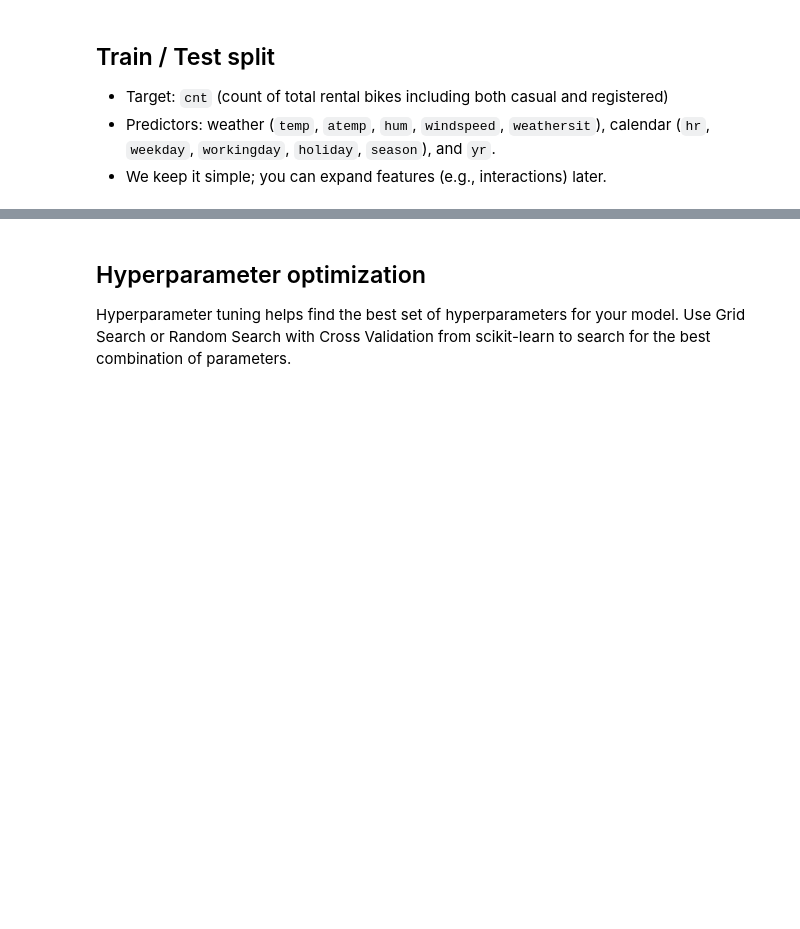
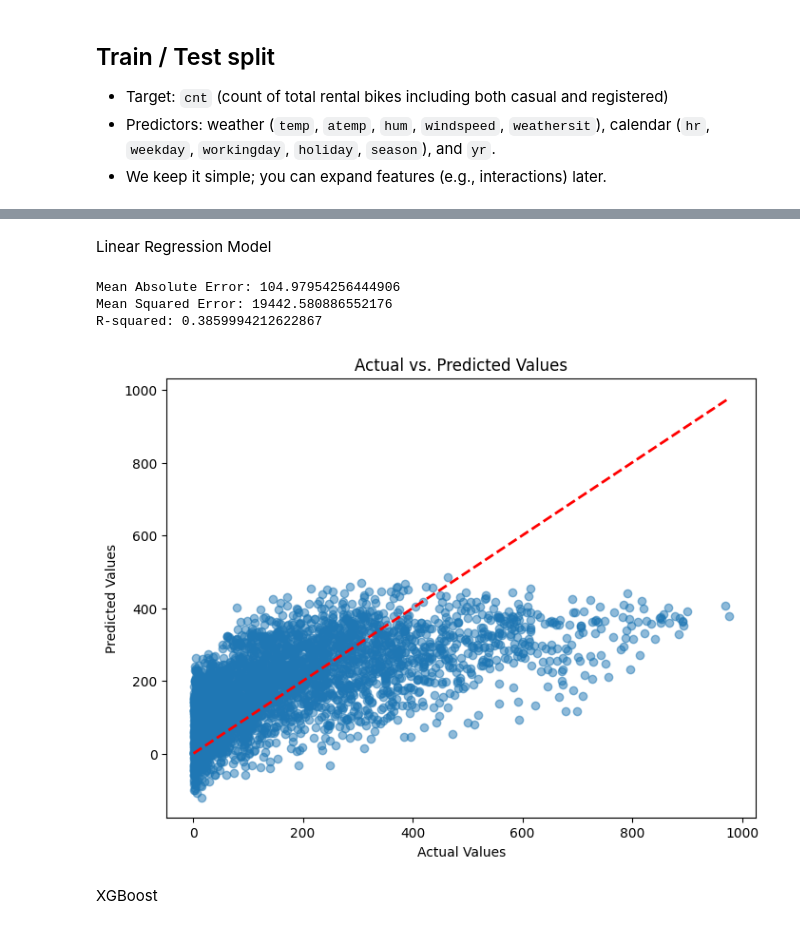
Before and after one commit to philipkling/AH2179_course_labs, a Jupyter notebook: Exercise_2_regression_model/Assignment_1_Regression_model.ipynb, the cells around one changed output, grey strips where cells are left out. Cells and saved outputs as stored; diff of their text form; code cells hidden in the pictures; blank space fills up the shorter version.

```diff
--- a/Exercise_2_regression_model/Assignment_1_Regression_model.ipynb
+++ b/Exercise_2_regression_model/Assignment_1_Regression_model.ipynb
@@ -117,9 +90,54 @@ Normalizing
 from sklearn.preprocessing import StandardScaler
 
 scaler = StandardScaler()
-X_train_scaled = scaler.fit_transform(X_train)
-X_test_scaled = scaler.transform(X_test)
+X_train = scaler.fit_transform(X_train)
+X_test = scaler.transform(X_test)
-# %% [markdown]
-## Hyperparameter optimization
-Hyperparameter tuning helps find the best set of hyperparameters for your model. Use Grid Search or Random Search with Cross Validation from scikit-learn to search for the best combination of parameters.
+# %% [markdown]
+Linear Regression Model
+# %%
+from sklearn.linear_model import LinearRegression
+
+model_lin = LinearRegression()
+
+model_lin.fit(X_train, y_train)
+
+y_pred_lin = model_lin.predict(X_test)
+# %%
+from sklearn.metrics import mean_absolute_error, mean_squared_error, r2_score
+
+mae = mean_absolute_error(y_test, y_pred_lin)
+mse = mean_squared_error(y_test, y_pred_lin)
+r2 = r2_score(y_test, y_pred_lin)
+
+print(f"Mean Absolute Error: {mae}")
+print(f"Mean Squared Error: {mse}")
+print(f"R-squared: {r2}")
+# %% [output]
+Mean Absolute Error: 104.97954256444906
+Mean Squared Error: 19442.580886552176
+R-squared: 0.3859994212622867
+# %%
+import matplotlib.pyplot as plt
+
+# y_test contains the actual target values for the test dataset
+# y_pred contains the predicted values for the test dataset
+
+# Create a scatter plot to visualize the relationship
+plt.figure(figsize=(8, 6))
+plt.scatter(y_test, y_pred_lin, alpha=0.5)  # Plot actual vs. predicted values
+
+# Add labels and title
+plt.xlabel("Actual Values")
+plt.ylabel("Predicted Values")
+plt.title("Actual vs. Predicted Values")
+
+# Add a diagonal line for reference (perfect predictions)
+plt.plot([min(y_test), max(y_test)], [min(y_test), max(y_test)], linestyle='--', color='red', lw=2)
+
+# Show the plot
+plt.show()
+# %% [output]
+[figure, added]
+# %% [markdown]
+XGBoost
 # %%
```
Also changed, not shown: parts of 15 cells of this notebook.
